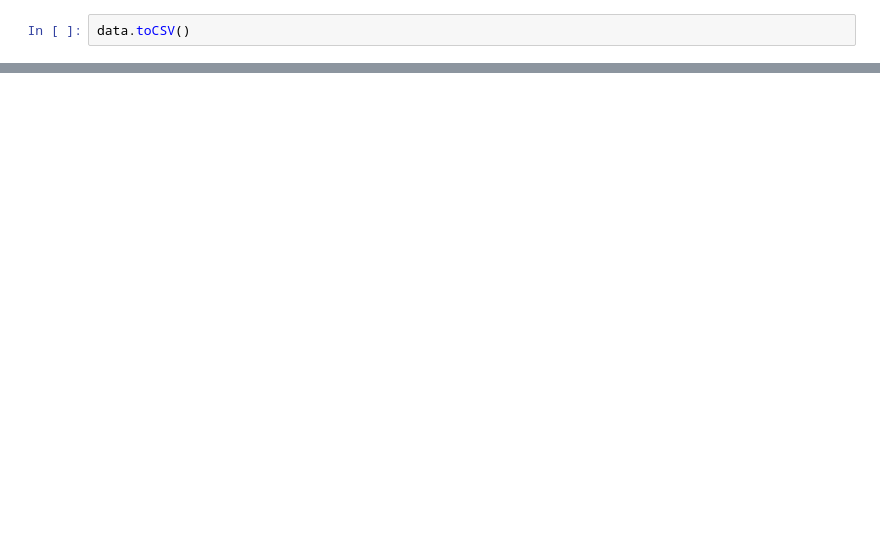
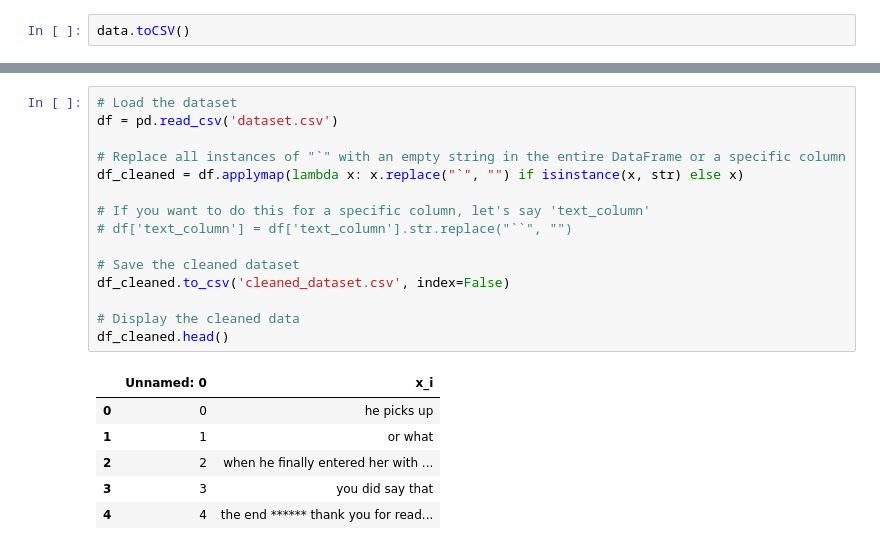
Before and after one commit to a-shah1200/MidTerm-Project, a Jupyter notebook: dataset_creation.ipynb, the cells around one changed output, grey strips where cells are left out. Cells and saved outputs as stored; diff of their text form; blank space fills up the shorter version.

Commit message:
update the clean_dataset generate

```diff
--- a/dataset_creation.ipynb
+++ b/dataset_creation.ipynb
@@ -83,0 +113,22 @@ data.complete_dataset[50]  # For debugging only, just to see what full sentence
+# %%
+# Load the dataset
+df = pd.read_csv('dataset.csv')
+
+# Replace all instances of "`" with an empty string in the entire DataFrame or a specific column
+df_cleaned = df.applymap(lambda x: x.replace("`", "") if isinstance(x, str) else x)
+
+# If you want to do this for a specific column, let's say 'text_column'
+# df['text_column'] = df['text_column'].str.replace("``", "")
+
+# Save the cleaned dataset
+df_cleaned.to_csv('cleaned_dataset.csv', index=False)
+
+# Display the cleaned data
+df_cleaned.head()
+# %% [output]
+|  | Unnamed: 0 | x_i |
+| 0 | 0 | he picks up |
+| 1 | 1 | or what |
+| 2 | 2 | when he finally entered her with ... |
+| 3 | 3 | you did say that |
+| 4 | 4 | the end ****** thank you for read... |
```
Also changed, not shown: parts of 5 cells of this notebook.
